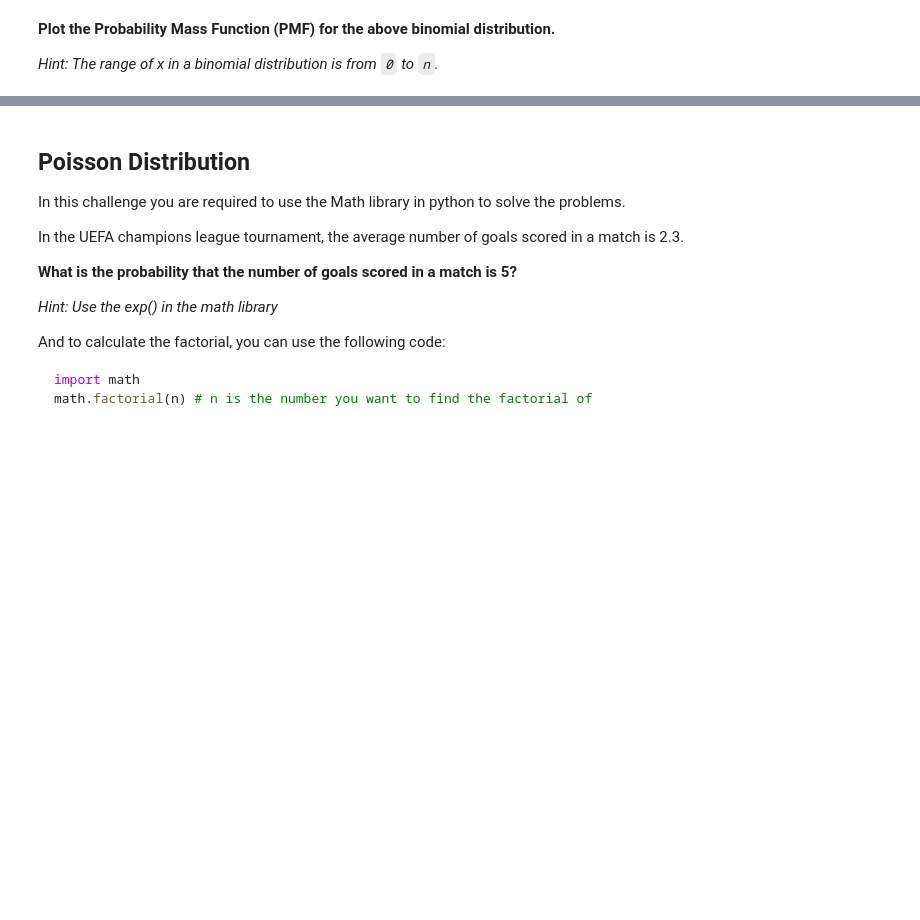
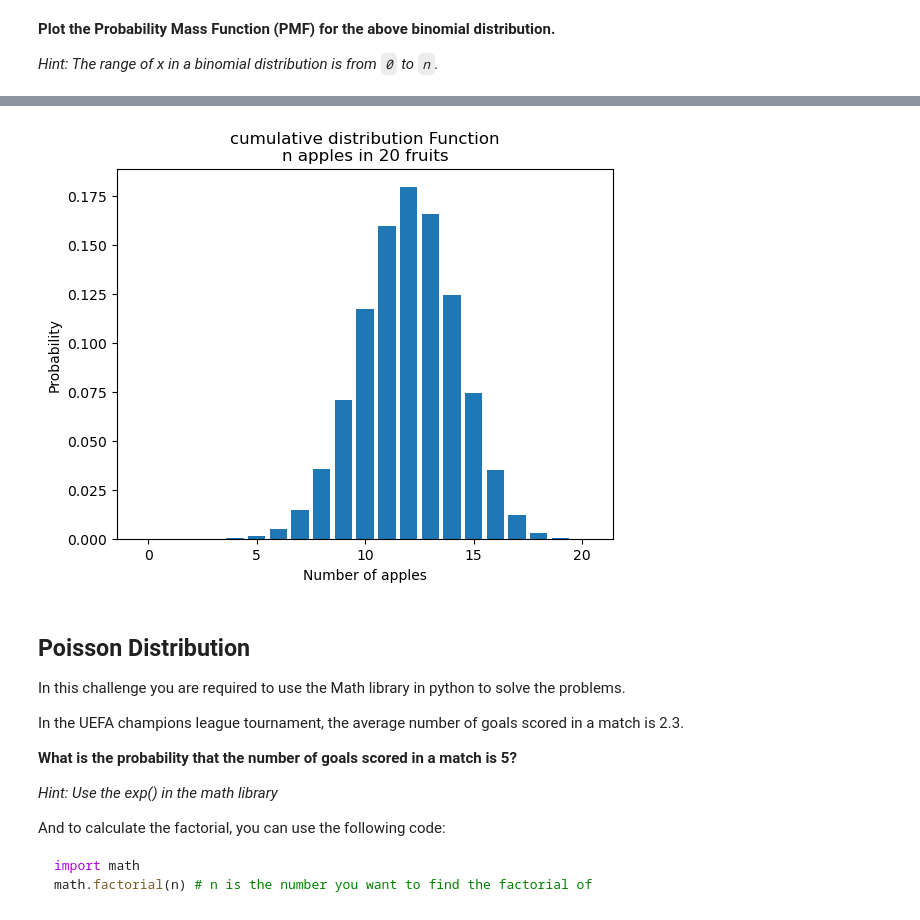
Before and after one commit to ironhack-labs/lab-discrete-probability-distributions-en, a Jupyter notebook: your-code/main.ipynb, the cells around one changed output, grey strips where cells are left out. Drawn from its saved outputs; the diff is of its cells as text; code cells hidden in the pictures; blank space fills up the shorter version.

```diff
--- a/your-code/main.ipynb
+++ b/your-code/main.ipynb
@@ -91,3 +147,18 @@ Write the formula and calculate the probability below.
+# %%
+k_values = np.arange(0, n+1)
+# Calculate probability for each number of arrivals
+
+
+cdf_values = binom.cdf(k_values, n, p)
+
+# Create a bar plot
+plt.bar(k_values, pmf_values)
+plt.title("cumulative distribution Function\nn apples in 20 fruits")
+plt.xlabel("Number of apples")
+plt.ylabel("Probability")
+plt.show()
+# %% [output]
+[figure, added]
 # %% [markdown]
 ## Poisson Distribution
 
```
Also changed, not shown: parts of 14 cells of this notebook.
